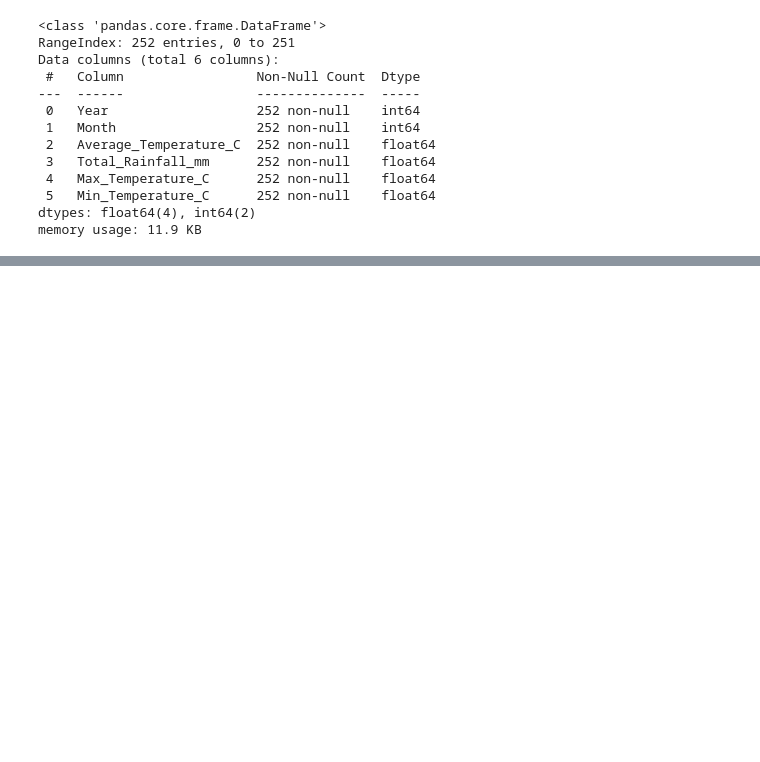
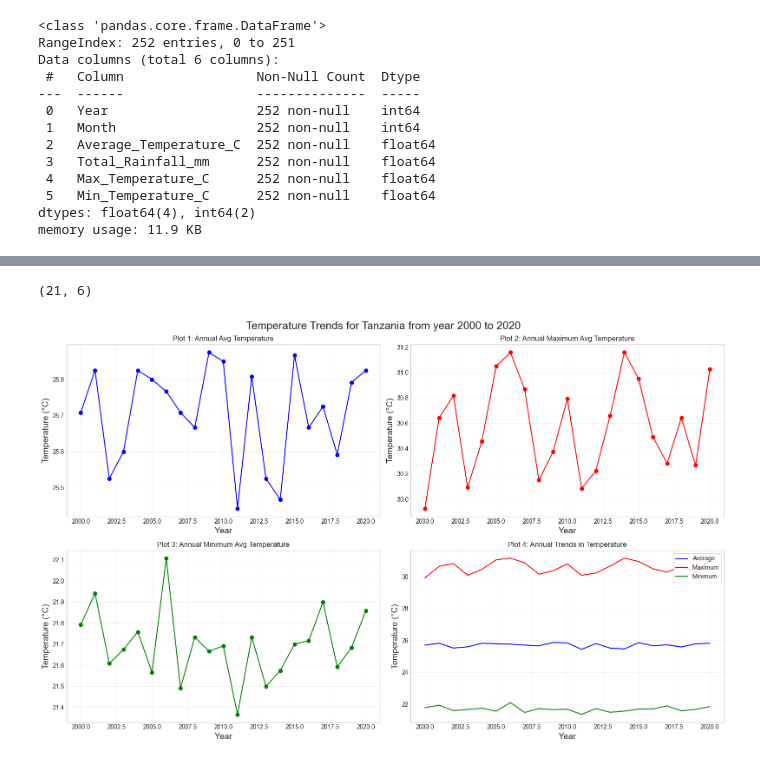
Before and after one commit to Omdena-CBP-Tanzania/capstone-project-twiga2, a Jupyter notebook: ClimateChangeAnalysis_TZ.ipynb, the cells around one changed output, grey strips where cells are left out. Saved outputs shown, nothing was run; the diff lists cells and outputs as text; code cells hidden in the pictures; blank space fills up the shorter version.

```diff
--- a/ClimateChangeAnalysis_TZ.ipynb
+++ b/ClimateChangeAnalysis_TZ.ipynb
@@ -8,6 +8,11 @@ import pandas as pd
 import numpy as np
 import matplotlib.pyplot as plt
 import seaborn as sns
+
+# Set plot styling
+plt.style.use('seaborn-v0_8-whitegrid')
+sns.set_palette('viridis')
+%matplotlib inline
 # %% [markdown]
 ### 2. Data Preprocessing:
 Tasks:
@@ -104,0 +145,45 @@ climatedf.to_csv("data/cleanData.csv",index=False)
+# %%
+annual_trend.shape
+# %% [output]
+(21, 6)
+# %%
+#plot temperature trends over the 21 years
+
+fig, axes = plt.subplots(2, 2, figsize=(16,10))
+fig.suptitle("Temperature Trends for Tanzania from year 2000 to 2020", fontsize=18)
+
+# plot 1 annual average temperature
+axes[0,0].plot(annual_trend["Year"], annual_trend["Average_Temperature_C"], 'b', marker="o")
+axes[0,0].set_title("Plot 1: Annual Avg Temperature")
+axes[0,0].set_xlabel("Year", fontsize=14)
+axes[0,0].set_ylabel("Temperature (°C)", fontsize=14)
+axes[0,0].grid(True, alpha=0.3)
+
+# plot 2 annual maximum average temperature
+axes[0,1].plot(annual_trend["Year"], annual_trend["Max_Temperature_C"], 'r', marker="o")
+axes[0,1].set_title("Plot 2: Annual Maximum Avg Temperature")
+axes[0,1].set_xlabel("Year", fontsize=14)
+axes[0,1].set_ylabel("Temperature (°C)", fontsize=14)
+axes[0,1].grid(True, alpha=0.3)
+
+# plot 3 annual minimum average temperature
+axes[1,0].plot(annual_trend["Year"], annual_trend["Min_Temperature_C"], 'g', marker="o")
+axes[1,0].set_title("Plot 3: Annual Minimum Avg Temperature")
+axes[1,0].set_xlabel("Year", fontsize=14)
+axes[1,0].set_ylabel("Temperature (°C)", fontsize=14)
+axes[1,0].grid(True, alpha=0.3)
+
+# plot 4 annual average temperature
+axes[1,1].plot(annual_trend["Year"], annual_trend["Average_Temperature_C"], 'b', label="Average")
+axes[1,1].plot(annual_trend["Year"], annual_trend["Max_Temperature_C"], 'r', label="Maximum")
+axes[1,1].plot(annual_trend["Year"], annual_trend["Min_Temperature_C"], 'g', label="Minimum")
+axes[1,1].set_title("Plot 4: Annual Trends in Temperature")
+axes[1,1].set_xlabel("Year", fontsize=14)
+axes[1,1].set_ylabel("Temperature (°C)", fontsize=14)
+axes[1,1].grid(True, alpha=0.3)
+axes[1,1].legend(loc='best',frameon=True)
+
+plt.tight_layout()
+plt.show()
+# %% [output]
+[figure, added]
```
Also changed, not shown: parts of 19 cells of this notebook.
